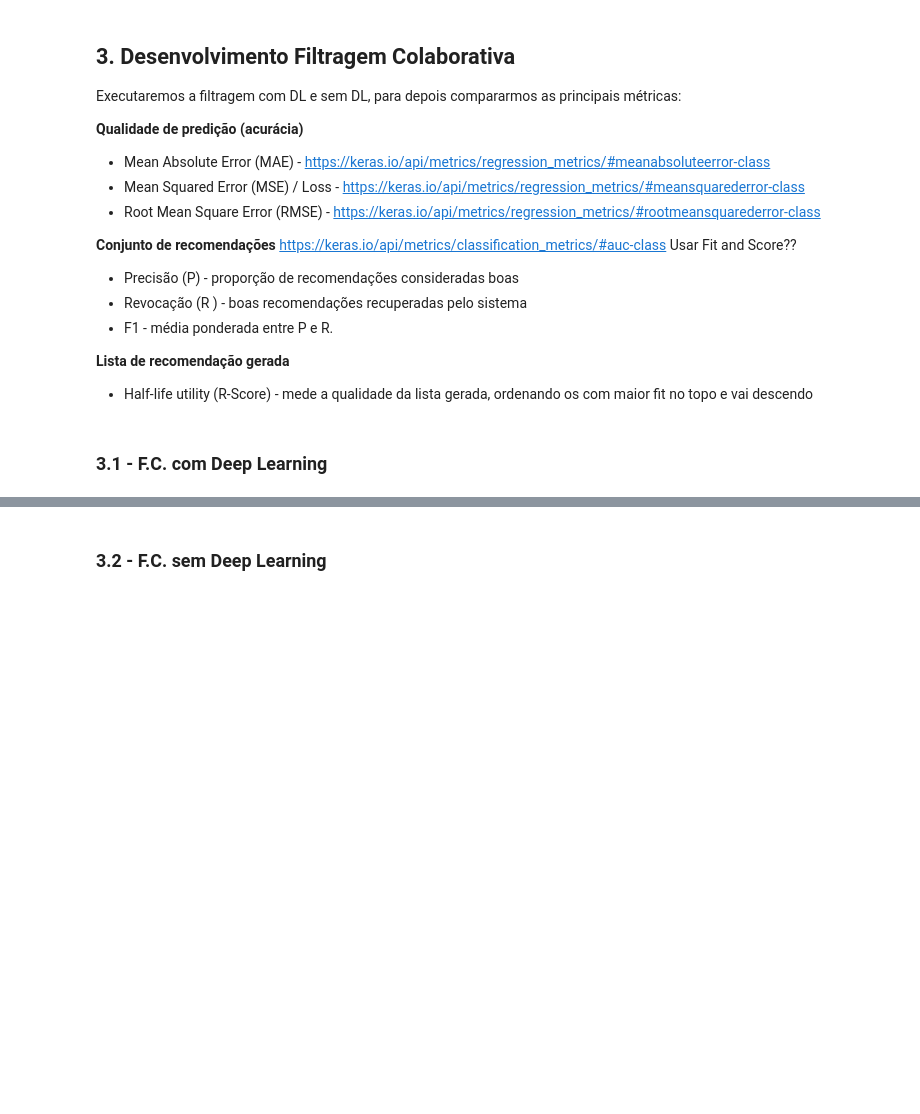
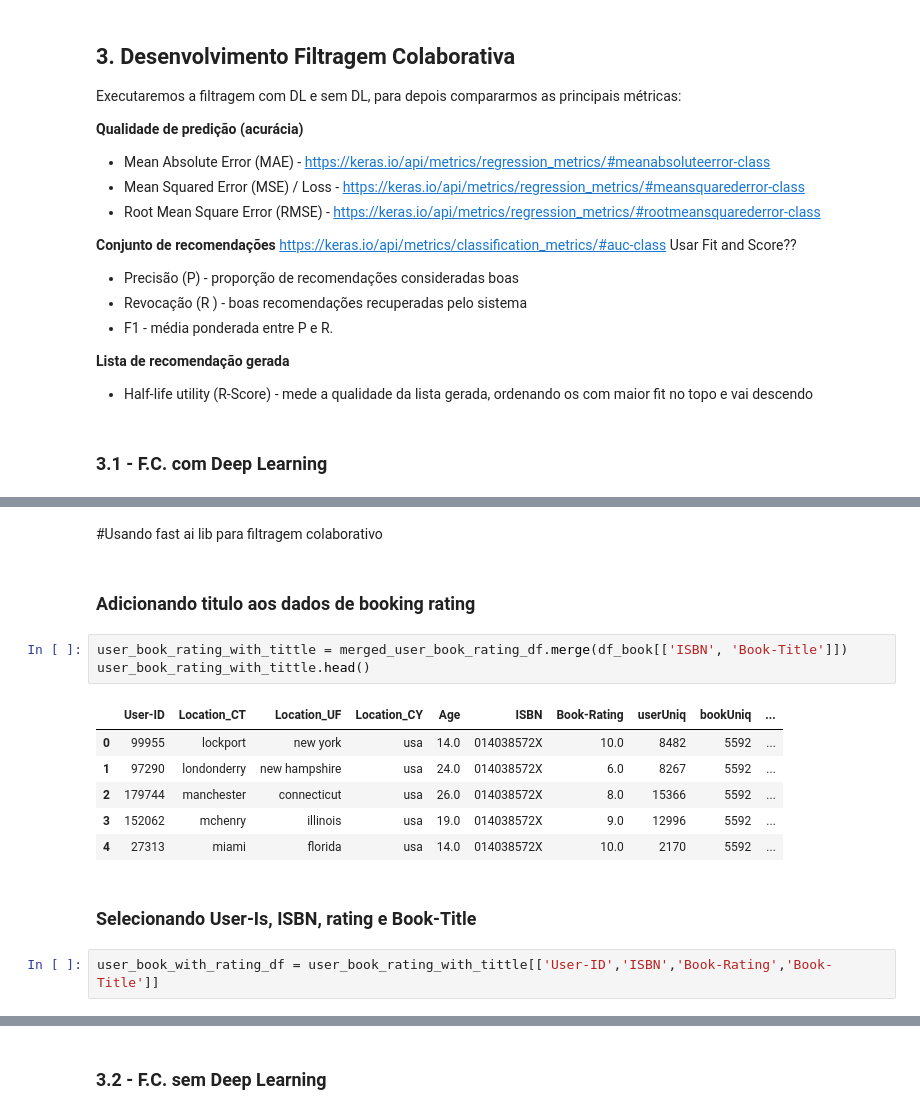
Before and after one commit to vivitc/deep-learning-books, a Jupyter notebook: Trabalho_DL_Books.ipynb, the cells around one changed output, grey strips where cells are left out. Saved outputs shown, nothing was run; the diff lists cells and outputs as text; blank space fills up the shorter version.

```diff
--- a/Trabalho_DL_Books.ipynb
+++ b/Trabalho_DL_Books.ipynb
@@ -671,0 +699,18 @@ Usar Fit and Score??
+# %% [markdown]
+#Usando fast ai lib para filtragem colaborativo
+# %% [markdown]
+### Adicionando titulo aos dados de booking rating
+# %%
+user_book_rating_with_tittle = merged_user_book_rating_df.merge(df_book[['ISBN', 'Book-Title']])
+user_book_rating_with_tittle.head()
+# %% [output]
+|  | User-ID | Location_CT | Location_UF | Location_CY | Age | ISBN | Book-Rating | userUniq | bookUniq | ... |
+| 0 | 99955 | lockport | new york | usa | 14.0 | 014038572X | 10.0 | 8482 | 5592 | ... |
+| 1 | 97290 | londonderry | new hampshire | usa | 24.0 | 014038572X | 6.0 | 8267 | 5592 | ... |
+| 2 | 179744 | manchester | connecticut | usa | 26.0 | 014038572X | 8.0 | 15366 | 5592 | ... |
+| 3 | 152062 | mchenry | illinois | usa | 19.0 | 014038572X | 9.0 | 12996 | 5592 | ... |
+| 4 | 27313 | miami | florida | usa | 14.0 | 014038572X | 10.0 | 2170 | 5592 | ... |
+# %% [markdown]
+### Selecionando User-Is, ISBN, rating e Book-Title
+# %%
+user_book_with_rating_df = user_book_rating_with_tittle[['User-ID','ISBN','Book-Rating','Book-Title']]
```
Also changed, not shown: parts of 45 cells of this notebook.
